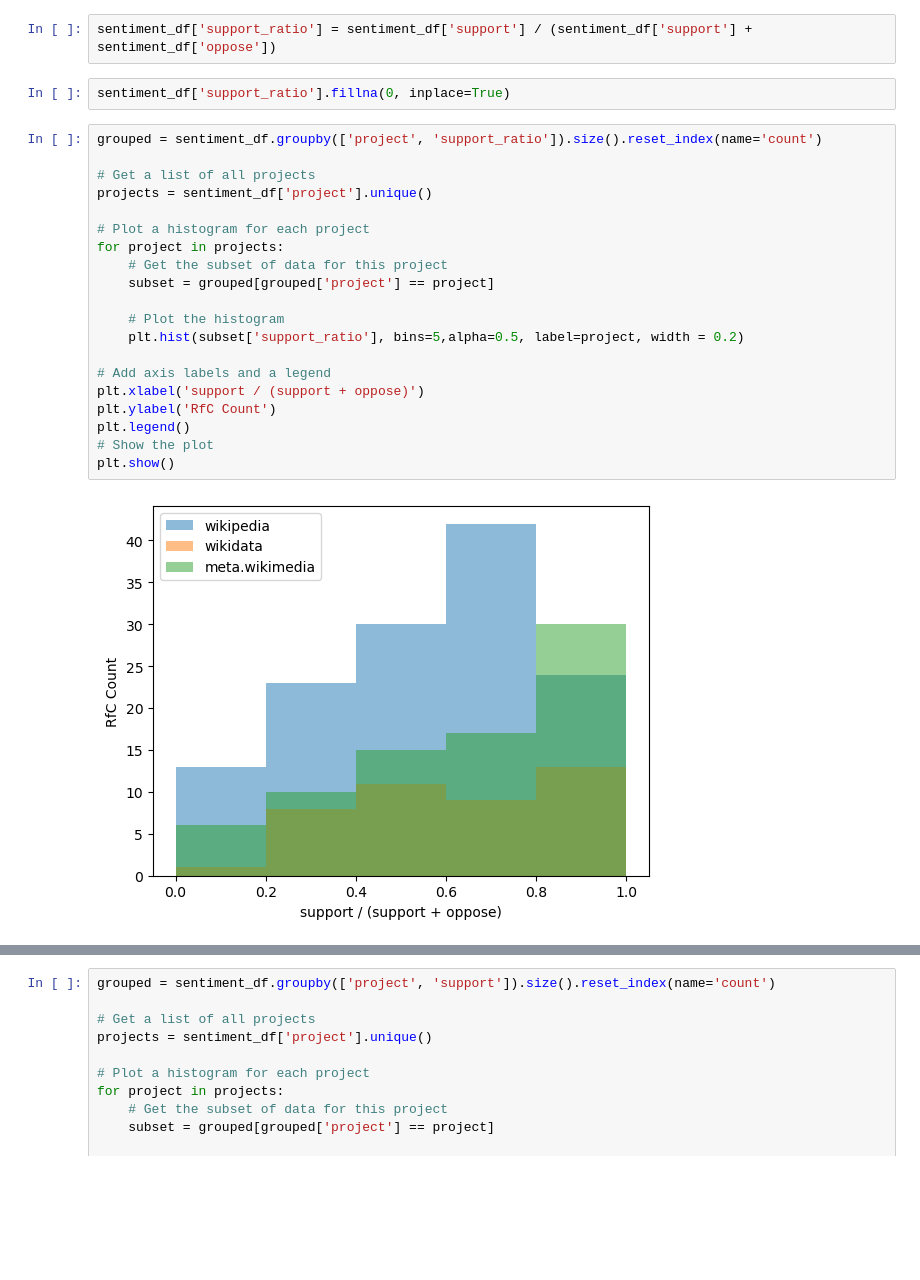
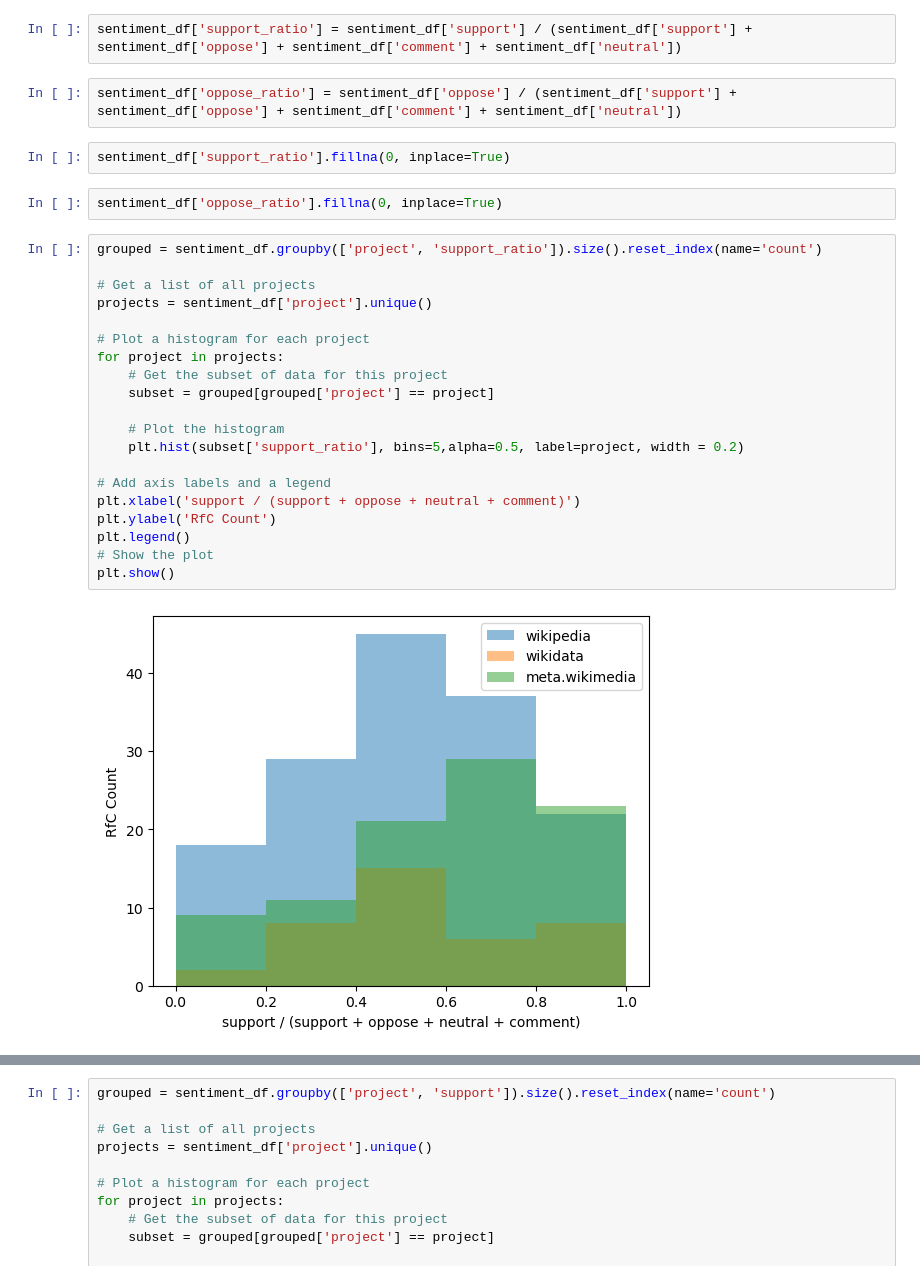
Before and after one commit to mrspacerobot/wiki_delib, a Jupyter notebook: data_analysis/data_analysis.ipynb, the cells around one changed output, grey strips where cells are left out. Drawn from its saved outputs; the diff is of its cells as text; blank space fills up the shorter version.

Commit message:
added neutral + comment to support and oppose plots

```diff
--- a/data_analysis/data_analysis.ipynb
+++ b/data_analysis/data_analysis.ipynb
@@ -620,28 +620,32 @@ sentiment_counts = comment_df.groupby(['rfc_id','sentiment'])['sentiment'].size(
 # %%
 sentiment_df = rfc_df.merge(sentiment_counts, on='rfc_id')
 # %%
-sentiment_df['support_ratio'] = sentiment_df['support'] / (sentiment_df['support'] + sentiment_df['oppose'])
+sentiment_df['support_ratio'] = sentiment_df['support'] / (sentiment_df['support'] + sentiment_df['oppose'] + sentiment_df['comment'] + sentiment_df['neutral'])
+# %%
+sentiment_df['oppose_ratio'] = sentiment_df['oppose'] / (sentiment_df['support'] + sentiment_df['oppose'] + sentiment_df['comment'] + sentiment_df['neutral'])
 # %%
 sentiment_df['support_ratio'].fillna(0, inplace=True)
+# %%
+sentiment_df['oppose_ratio'].fillna(0, inplace=True)
 # %%
 grouped = sentiment_df.groupby(['project', 'support_ratio']).size().reset_index(name='count')
 
 # Get a list of all projects
 projects = sentiment_df['project'].unique()
 
 # Plot a histogram for each project
 for project in projects:
     # Get the subset of data for this project
     subset = grouped[grouped['project'] == project]
 
     # Plot the histogram
     plt.hist(subset['support_ratio'], bins=5,alpha=0.5, label=project, width = 0.2)
 
 # Add axis labels and a legend
-plt.xlabel('support / (support + oppose)')
+plt.xlabel('support / (support + oppose + neutral + comment)')
 plt.ylabel('RfC Count')
 plt.legend()
 # Show the plot
 plt.show()
 # %% [output]
-[figure, old version]
+[figure, new version]
```
Also changed, not shown: parts of 3 cells of this notebook.
